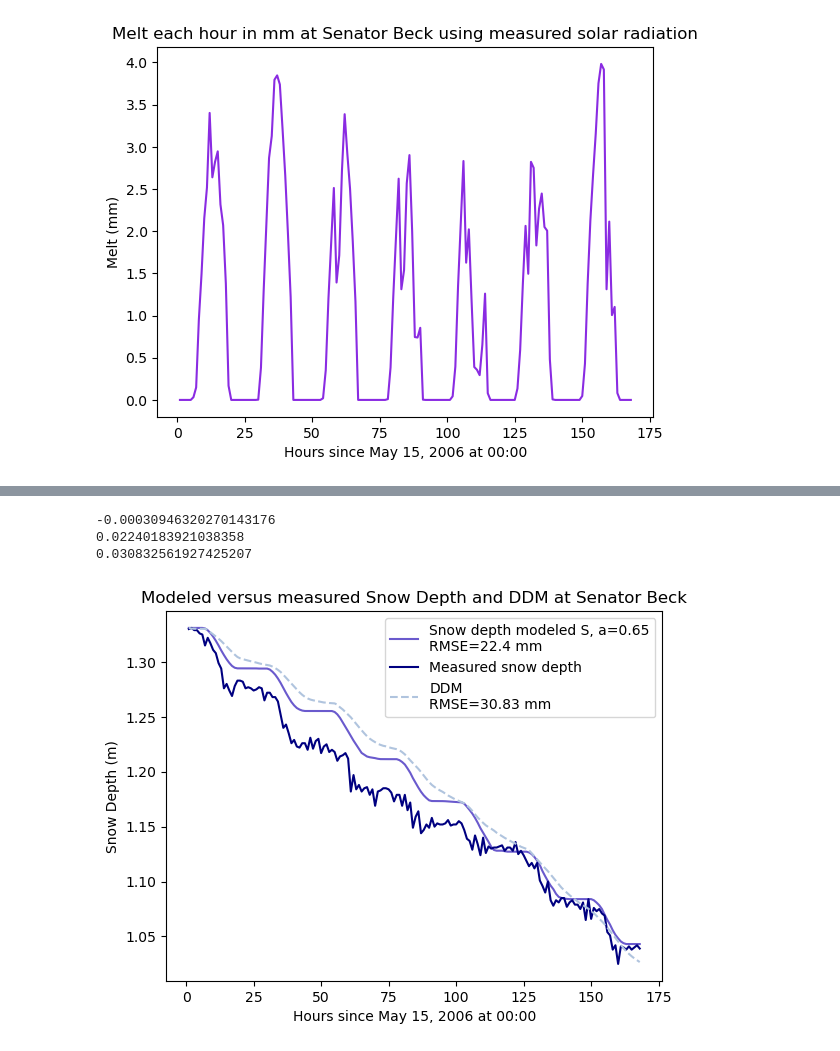
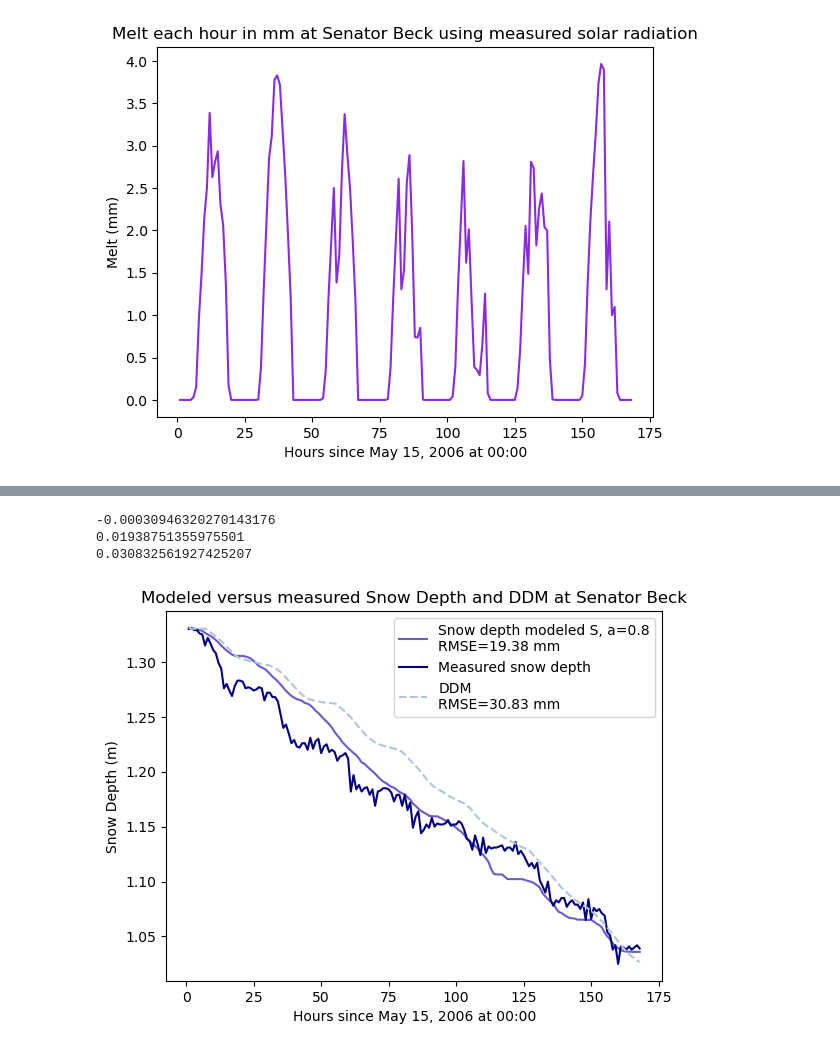
Before and after one commit to gretchenhough/Hough-S26, a Jupyter notebook: HW4/GEOS566 HW4 Melt Model Senator Beck.ipynb, the cells around one changed output, grey strips where cells are left out. Saved outputs shown, nothing was run; the diff lists cells and outputs as text; code cells hidden in the pictures.

```diff
--- a/HW4/GEOS566 HW4 Melt Model Senator Beck.ipynb
+++ b/HW4/GEOS566 HW4 Melt Model Senator Beck.ipynb
@@ -230,7 +230,7 @@ plt.show()
 # %%
 # Latent heat flux assuming snow roughness between (0.005, 0.02) with "typical" set to 0.01 and assuming melt energy goes to melting snow and not warming it (i.e. T=0C)
 
-Lv=333.5*10**3
+Lv=2505*10**3
 df['es']=(1.0007+(3.46*10**-6)*df['Pa [Pa]'])*611.21*np.exp(17.966*(df['Ts [C]'])/(df['Ts [C]']+247.15))
 
 df['QL']=df['rhoa']*0.622*Lv/df['Pa [Pa]']*df['Ch']*df['u [m/s]']*(df['es']-df['ea'])
@@ -273,11 +273,13 @@ plt.show()
 # %%
 # Estimated melt for each time step assuming all energy goes to melting snow and not warming it (i.e. T=0C), answers presented as depth of melt in mm for each hour time step.
 
-df['M_est']=df['Qtotal']/(Lv*1000)*3600*1000
+Lf=335*10**3
+
+df['M_est']=df['Qtotal']/(Lf*1000)*3600*1000
 df['M_est']=df['M_est'].clip(lower=0)
-df['M_est_max']=df['Qtotal_max']/(Lv*1000)*3600*1000
+df['M_est_max']=df['Qtotal_max']/(Lf*1000)*3600*1000
 df['M_est_max']=df['M_est_max'].clip(lower=0)
-df['M_est_min']=df['Qtotal_min']/(Lv*1000)*3600*1000
+df['M_est_min']=df['Qtotal_min']/(Lf*1000)*3600*1000
 df['M_est_min']=df['M_est_min'].clip(lower=0)
 # %%
 fig, ax = plt.subplots()
@@ -296,8 +298,10 @@ plt.show()
 # %%
 # Now estimating melt with measure incoming and outgoing solar radiation
 
-df['Qtot_meas']=(df['Sout [W/m^2]']-df['Sin [W/m^2]'])#+df['H']+df['QL']+df['Lnet']
-df['M_meas']=df['Qtot_meas']/(Lv*1000)*3600*1000
+Lf=335*10**3
+
+df['Qtot_meas']=(df['Sout [W/m^2]']-df['Sin [W/m^2]'])
+df['M_meas']=df['Qtot_meas']/(Lf*1000)*3600*1000
 df['M_meas']=df['M_meas'].clip(lower=0)
 # %%
 fig, ax = plt.subplots()
@@ -377,13 +381,18 @@ plt.show()
 # %%
-# Best fit is clearly albedo=0.65! Maximum modeled melt.
+# Best fit is clearly between albedo=0.9 and albedo=0.65. Let's try albedo=0.8.
 
-fig, ax = plt.subplots()
+df["Iout_0.8"]=0.8*df['Iin']
+df['Inet_0.8']=df['Iin']-df['Iout_0.8']
+df["Rnet_0.8"]=df['Inet_0.8']+df['Lnet']
+df['Qtotal_0.8']=df['Rnet_0.8']+df['H']+df['QL']
 
-ax.plot(df['t'], df['Dmod'], c='slateblue', label='Snow depth modeled S, a=0.65')
-ax.plot(df['t'], df['Dmeas'], c='crimson', label='Snow depth measured S')
-ax.plot(df['t'], df['depth [m]'], c='navy', label='Measured snow depth')
-ax.set_xlabel('Hours since May 15, 2006 at 00:00')
-ax.set_ylabel('Snow Depth (m)')
-ax.set_title('Snow Depth at Senator Beck, albedo=0.65')
-ax.legend(loc='upper right')
-plt.show()
+Lf=335*10**3
+df['M_est_0.8']=df['Qtotal_0.8']/(Lf*1000)*3600*1000
+df['M_est_0.8']=df['M_est_0.8'].clip(lower=0)
+
+# What's left! New snow depths considering melt
+
+df['Dmod_0.8']=df['depth [m]'].max()
+
+for i in range(len(df)-1):
+    df.loc[i+1,'Dmod_0.8']=df.loc[i,'Dmod_0.8']-(df.loc[i,'M_est_0.8']/1000)
@@ -394,34 +414,34 @@ df.loc[df['Ta_av']<0, 'Ta_av']=0
 
 delSWE_meas=df['depth [m]'].min()-df['depth [m]'].max()
 Tpos=df['Ta_av'].sum()
 ddf_meas=delSWE_meas/Tpos
 
 df['ddm_meas']=np.zeros(len(df))
 df.loc[0,'ddm_meas']=df['depth [m]'].max()
 
 print(ddf_meas)
 
 for i in range(len(df)-1):
     df.loc[i+1,'ddm_meas']=df.loc[i,'ddm_meas']+ddf_meas*df.loc[i,'Ta_av']
 
-rmse_mod=np.sqrt(np.mean((df['Dmod']-df['depth [m]'])**2))
+rmse_mod=np.sqrt(np.mean((df['Dmod_0.8']-df['depth [m]'])**2))
 rmse_meas=np.sqrt(np.mean((df['ddm_meas']-df['depth [m]'])**2))
 
 print(rmse_mod)
 print(rmse_meas)
 
 fig, ax = plt.subplots()
 
-ax.plot(df['t'], df['Dmod'], c='slateblue', label='Snow depth modeled S, a=0.65\n' 'RMSE=22.4 mm')
+ax.plot(df['t'], df['Dmod_0.8'], c='slateblue', label='Snow depth modeled S, a=0.8\n' 'RMSE=19.38 mm')
 ax.plot(df['t'], df['depth [m]'], c='navy', label='Measured snow depth')
 ax.plot(df['t'], df['ddm_meas'], c='lightsteelblue', linestyle='--', label='DDM\n' 'RMSE=30.83 mm')
 ax.set_xlabel('Hours since May 15, 2006 at 00:00')
 ax.set_ylabel('Snow Depth (m)')
 ax.set_title('Modeled versus measured Snow Depth and DDM at Senator Beck')
 ax.legend(loc='upper right')
 plt.show()
 # %% [output]
 -0.00030946320270143176
-0.02240183921038358
+0.01938751355975501
 0.030832561927425207
-[figure, old version]
+[figure, new version]
```
Also changed, not shown: parts of 8 cells of this notebook, 32 other files.
